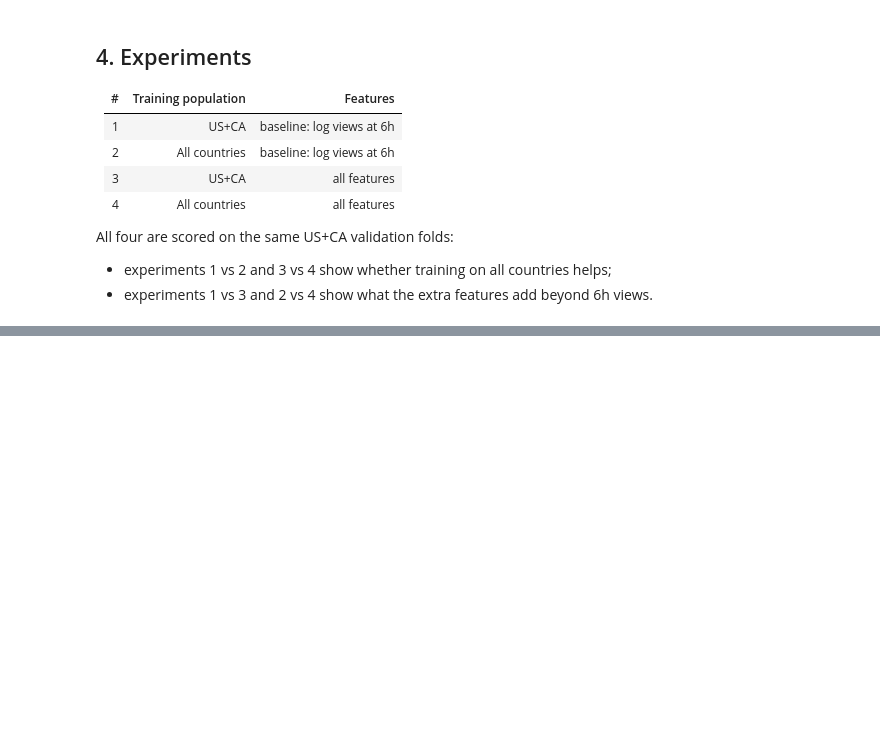
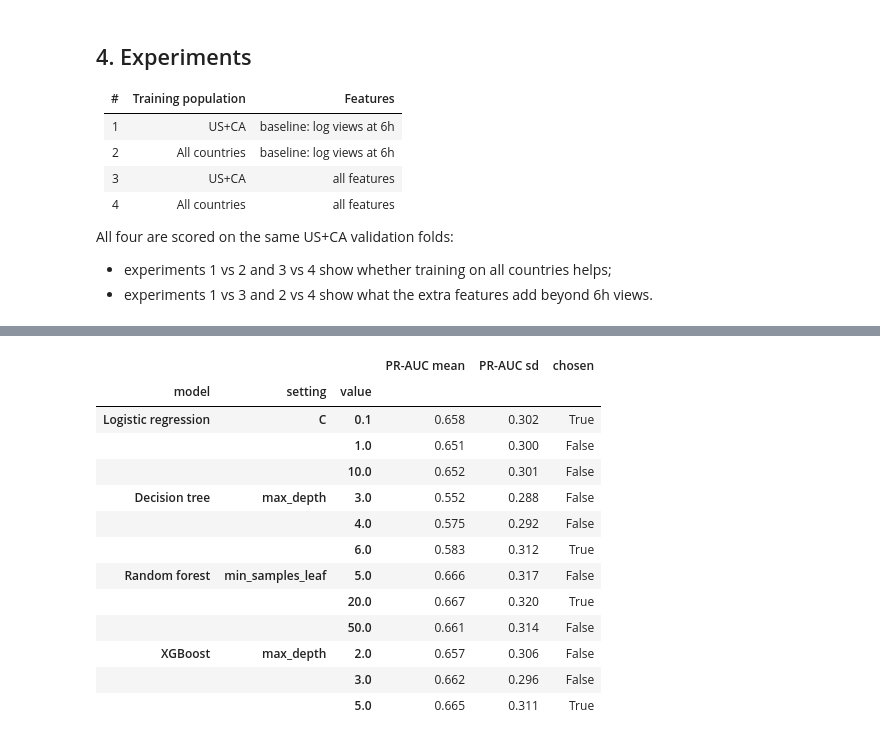
Before and after one commit to Erdos-Projects/fall-2026-viral-videos, a Jupyter notebook: Modelling.ipynb, the cells around one changed output, grey strips where cells are left out. Saved outputs shown, nothing was run; the diff lists cells and outputs as text; code cells hidden in the pictures; blank space fills up the shorter version.

```diff
--- a/Modelling.ipynb
+++ b/Modelling.ipynb
@@ -295,0 +315,35 @@ No models yet: add them to MODELS to run the four experiments.
+# %%
+TUNING_GRID = {
+    "Logistic regression": ("logisticregression__C", [0.1, 1.0, 10.0]),
+    "Decision tree": ("max_depth", [3, 4, 6]),
+    "Random forest": ("min_samples_leaf", [5, 20, 50]),
+    "XGBoost": ("max_depth", [2, 3, 5]),
+}
+TUNE_ON = "4. All countries, all features"
+
+MODELS, tuning_rows = {}, []
+for name, (param, values) in TUNING_GRID.items():
+    variants = {f"{name}: {v}": clone(BASE_MODELS[name]).set_params(**{param: v}) for v in values}
+    tuned = run_experiments(variants, experiments={TUNE_ON: EXPERIMENTS[TUNE_ON]}, n_repeats=1)
+    stats = tuned.groupby("model", sort=False)["PR-AUC"].agg(["mean", "std"])
+    best = values[int(np.argmax(stats["mean"].to_numpy()))]
+    MODELS[name] = clone(BASE_MODELS[name]).set_params(**{param: best})
+    tuning_rows += [{"model": name, "setting": param.split("__")[-1], "value": v,
+                     "PR-AUC mean": m, "PR-AUC sd": s, "chosen": v == best}
+                    for v, (m, s) in zip(values, stats.to_numpy())]
+display(pd.DataFrame(tuning_rows).set_index(["model", "setting", "value"]).round(3))
+# %% [output]
+|  |  |  | PR-AUC mean | PR-AUC sd | chosen |
+| model | setting | value |  |  |  |
+| Logistic regression | C | 0.1 | 0.658 | 0.302 | True |
+|  |  | 1.0 | 0.651 | 0.300 | False |
+|  |  | 10.0 | 0.652 | 0.301 | False |
+| Decision tree | max_depth | 3.0 | 0.552 | 0.288 | False |
+|  |  | 4.0 | 0.575 | 0.292 | False |
+|  |  | 6.0 | 0.583 | 0.312 | True |
+| Random forest | min_samples_leaf | 5.0 | 0.666 | 0.317 | False |
+|  |  | 20.0 | 0.667 | 0.320 | True |
+|  |  | 50.0 | 0.661 | 0.314 | False |
+| XGBoost | max_depth | 2.0 | 0.657 | 0.306 | False |
+|  |  | 3.0 | 0.662 | 0.296 | False |
+|  |  | 5.0 | 0.665 | 0.311 | True |
```
Also changed, not shown: parts of 21 cells of this notebook, 3 other files.
